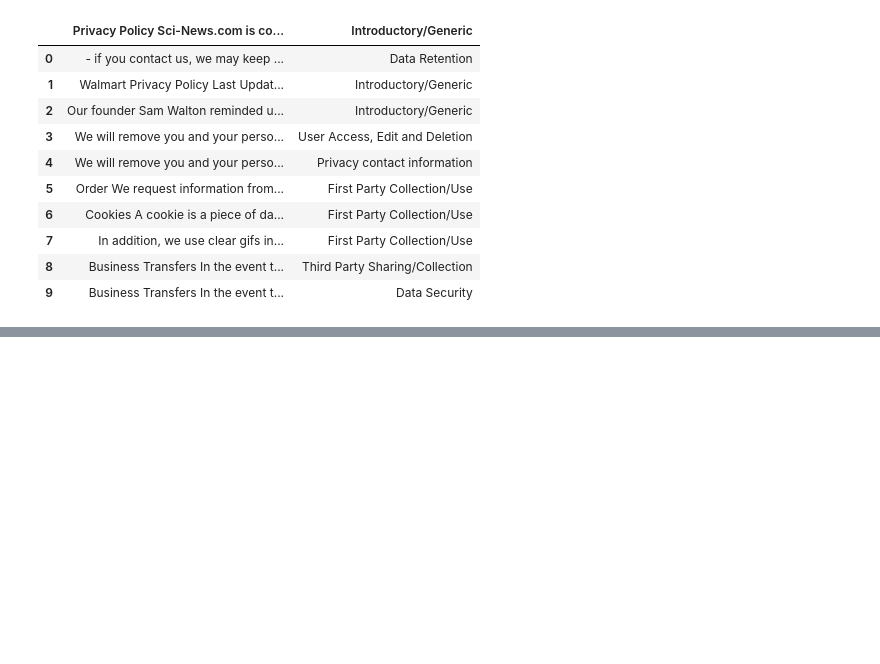
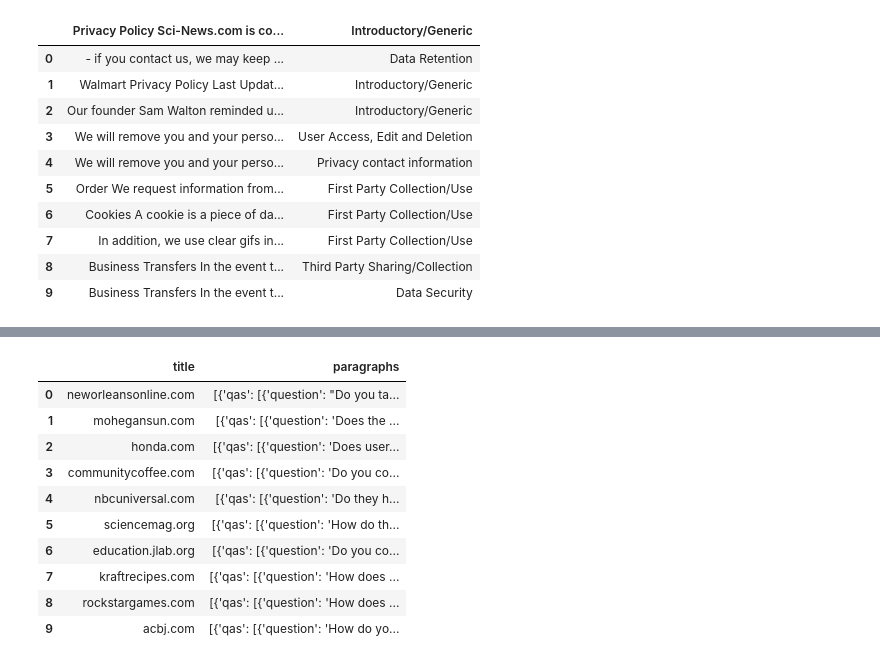
Before and after one commit to tatweer-research/privacy-mohnitor, a Jupyter notebook: instruction_finetuning/data/data_visualization.ipynb, the cells around one changed output, grey strips where cells are left out. Saved outputs shown, nothing was run; the diff lists cells and outputs as text; code cells hidden in the pictures; blank space fills up the shorter version.

```diff
--- a/instruction_finetuning/data/data_visualization.ipynb
+++ b/instruction_finetuning/data/data_visualization.ipynb
@@ -131,0 +281,26 @@ df.head(n=10)
+# %%
+# PolicyQA Task
+
+import json
+import pandas as pd
+
+file_path = "./policy_qa/test.json"
+
+with open(file_path, 'r', encoding='utf-8') as f:
+    json_data = json.load(f)
+
+df = pd.DataFrame(json_data['data'])
+
+df.head(n=10)
+# %% [output]
+|  | title | paragraphs |
+| 0 | neworleansonline.com | [{'qas': [{'question': "Do you ta... |
+| 1 | mohegansun.com | [{'qas': [{'question': 'Does the ... |
+| 2 | honda.com | [{'qas': [{'question': 'Does user... |
+| 3 | communitycoffee.com | [{'qas': [{'question': 'Do you co... |
+| 4 | nbcuniversal.com | [{'qas': [{'question': 'Do they h... |
+| 5 | sciencemag.org | [{'qas': [{'question': 'How do th... |
+| 6 | education.jlab.org | [{'qas': [{'question': 'Do you co... |
+| 7 | kraftrecipes.com | [{'qas': [{'question': 'How does ... |
+| 8 | rockstargames.com | [{'qas': [{'question': 'How does ... |
+| 9 | acbj.com | [{'qas': [{'question': 'How do yo... |
```
Also changed, not shown: parts of 11 cells of this notebook, 3 other files.
